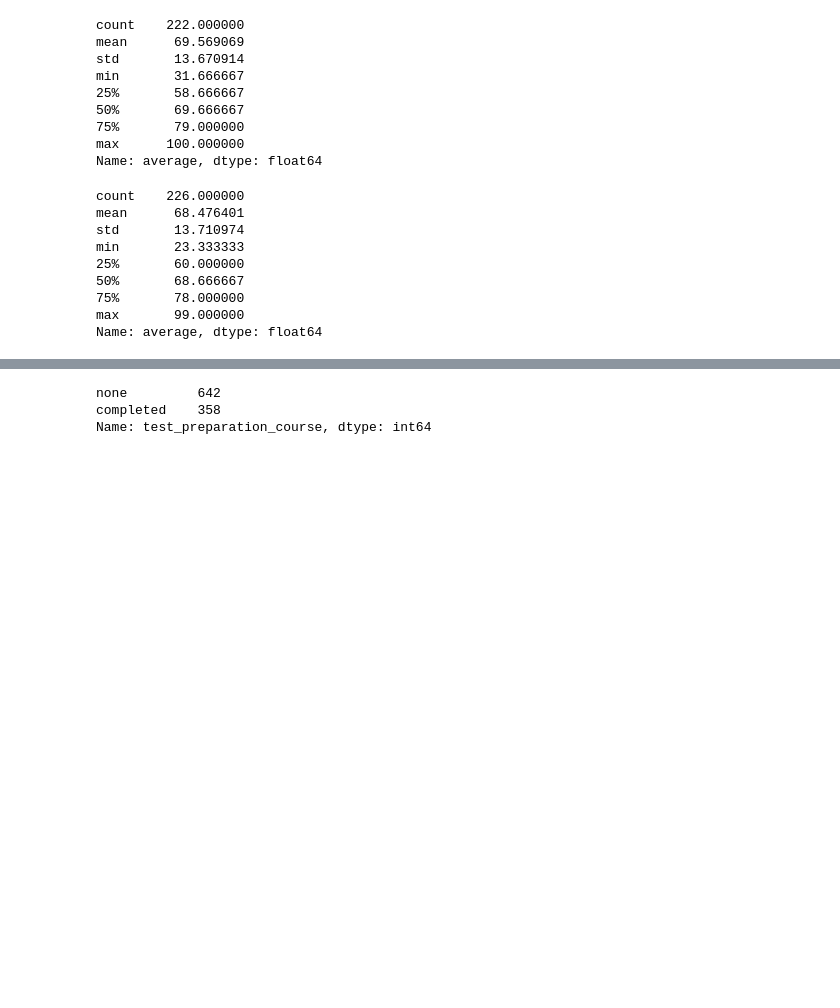
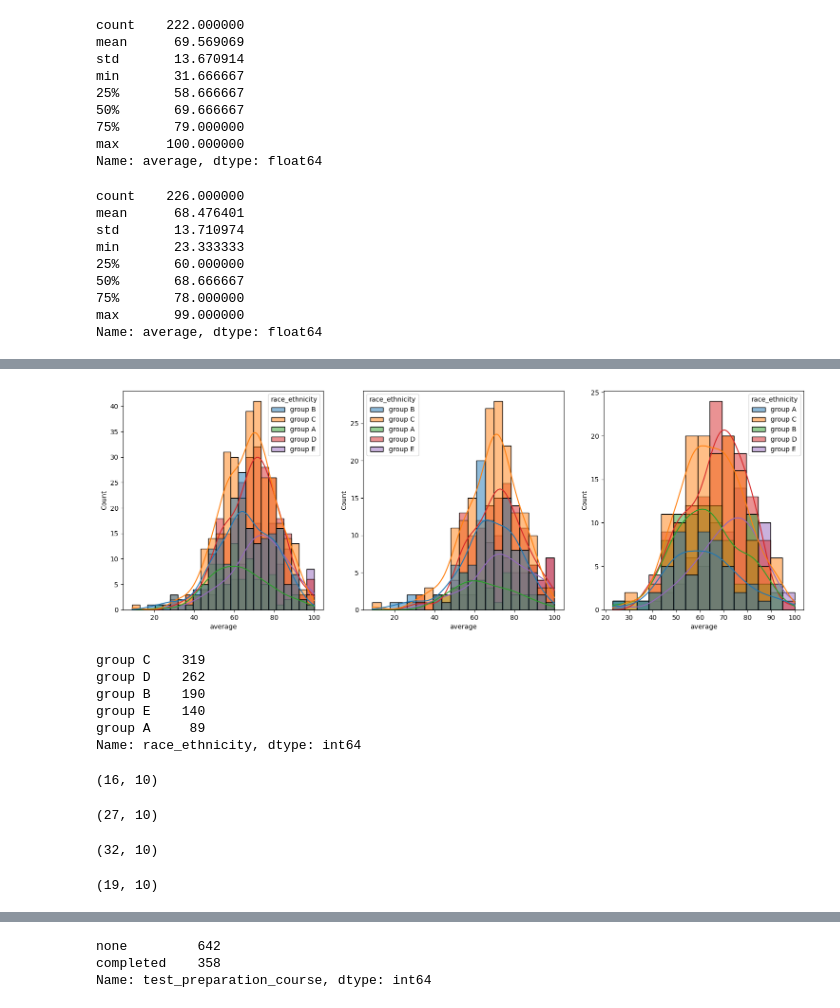
Before and after one commit to chwasiq0569/End-to-End_Student-Performance-Indicator, a Jupyter notebook: notebook/EDA_STUDENT_PERFORMANCE.ipynb, the cells around one changed output, grey strips where cells are left out. Cells and saved outputs as stored; diff of their text form; code cells hidden in the pictures; blank space fills up the shorter version.

```diff
--- a/notebook/EDA_STUDENT_PERFORMANCE.ipynb
+++ b/notebook/EDA_STUDENT_PERFORMANCE.ipynb
@@ -378,0 +382,36 @@ Name: average, dtype: float64
+# %%
+plt.subplots(1,3,figsize=(25,6))
+plt.subplot(141)
+ax =sns.histplot(data=data,x='average',kde=True,hue='race_ethnicity')
+plt.subplot(142)
+ax =sns.histplot(data=data[data.gender=='female'],x='average',kde=True,hue='race_ethnicity')
+plt.subplot(143)
+ax =sns.histplot(data=data[data.gender=='male'],x='average',kde=True,hue='race_ethnicity')
+plt.show()
+# %% [output]
+[figure, added]
+# %%
+data['race_ethnicity'].value_counts()
+# %% [output]
+group C    319
+group D    262
+group B    190
+group E    140
+group A     89
+Name: race_ethnicity, dtype: int64
+# %%
+data.loc[(data['race_ethnicity'] == 'group A') & (data['average'] < 50)].shape
+# %% [output]
+(16, 10)
+# %%
+data.loc[(data['race_ethnicity'] == 'group B') & (data['average'] < 50)].shape
+# %% [output]
+(27, 10)
+# %%
+data.loc[(data['race_ethnicity'] == 'group C') & (data['average'] < 50)].shape
+# %% [output]
+(32, 10)
+# %%
+data.loc[(data['race_ethnicity'] == 'group D') & (data['average'] < 50)].shape
+# %% [output]
+(19, 10)
```
Also changed, not shown: parts of 17 cells of this notebook.
